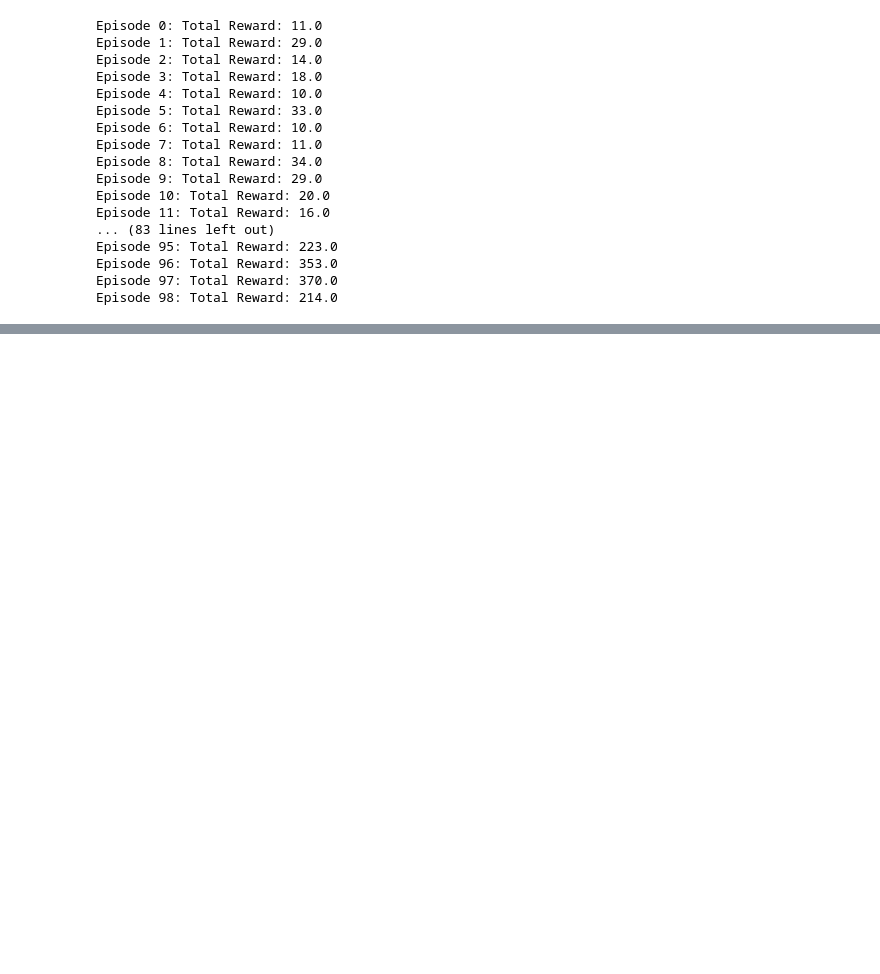
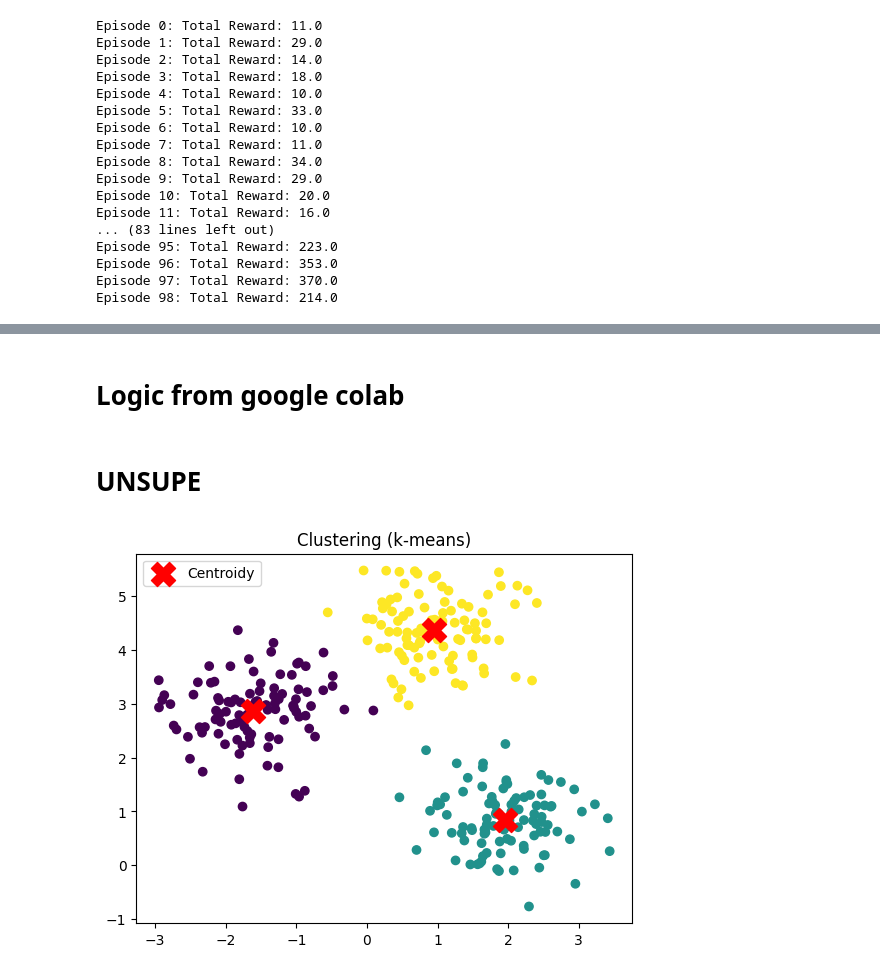
Before and after one commit to hgf700/neural-network-with-libraries, a Jupyter notebook: Untitled.ipynb, the cells around one changed output, grey strips where cells are left out. Drawn from its saved outputs; the diff is of its cells as text; code cells hidden in the pictures; blank space fills up the shorter version.

Commit message:
start implementing unsupervised algorithms

```diff
--- a/Untitled.ipynb
+++ b/Untitled.ipynb
@@ -1094,0 +1283,25 @@ Episode 98: Total Reward: 214.0
+# %% [markdown]
+# Logic from google colab
+# %% [markdown]
+# UNSUPE
+# %%
+import matplotlib.pyplot as plt
+from sklearn.datasets import make_blobs
+from sklearn.cluster import KMeans
+
+# Tworzymy sztuczne dane: 3 skupiska punktów
+X, _ = make_blobs(n_samples=300, centers=3, cluster_std=0.6, random_state=0)
+
+# Uczenie modelu k-means
+kmeans = KMeans(n_clusters=3, random_state=0)
+labels = kmeans.fit_predict(X)
+
+# Wizualizacja wyników
+plt.scatter(X[:, 0], X[:, 1], c=labels, cmap='viridis')
+plt.scatter(kmeans.cluster_centers_[:, 0], kmeans.cluster_centers_[:, 1],
+            s=300, c='red', marker='X', label='Centroidy')
+plt.title("Clustering (k-means)")
+plt.legend()
+plt.show()
+# %% [output]
+[figure, added]
```
Also changed, not shown: parts of 4 cells of this notebook, 3 other files.
